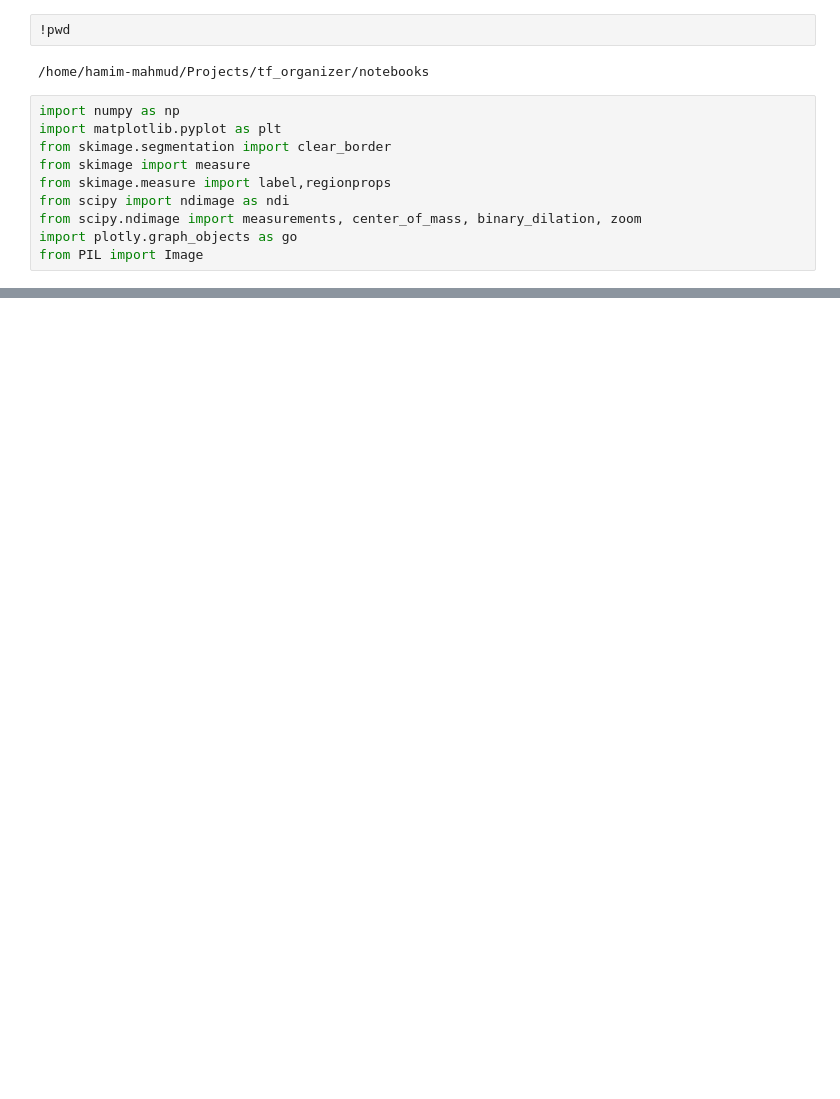
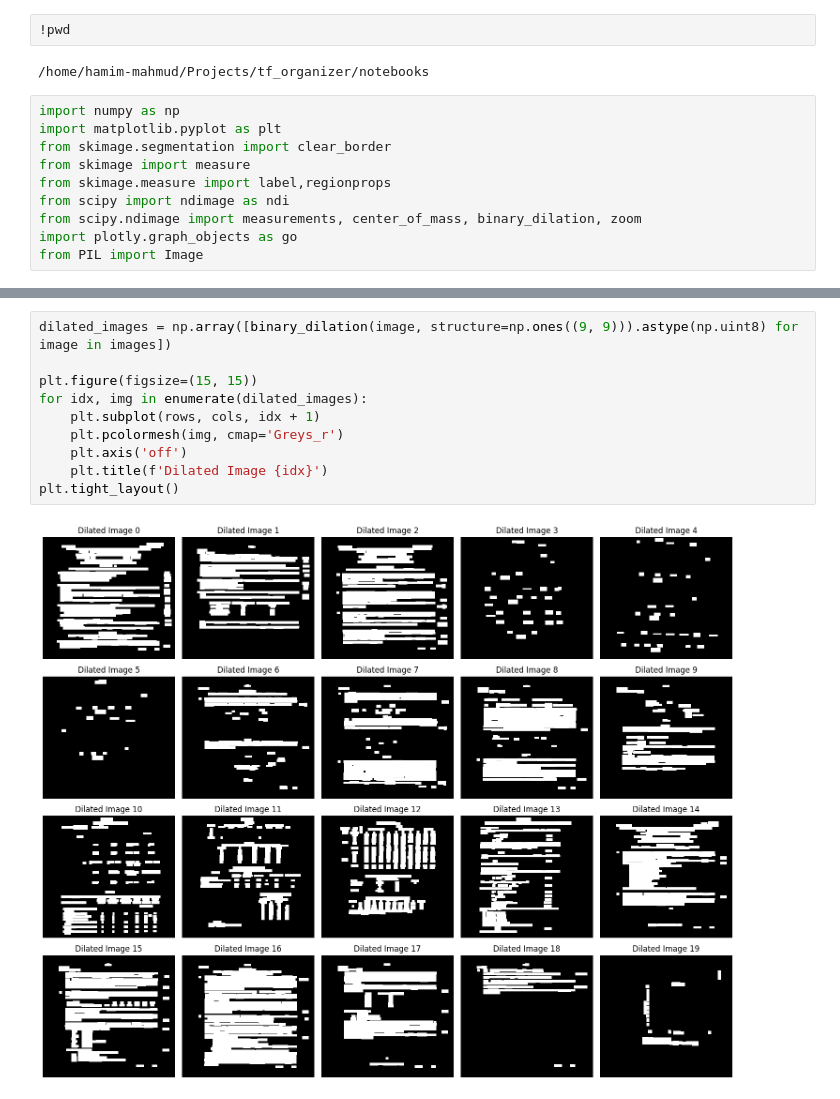
Before and after one commit to hamimmahmud0/tf_organizer, a Jupyter notebook: notebooks/Segmentation.ipynb, the cells around one changed output, grey strips where cells are left out. Saved outputs shown, nothing was run; the diff lists cells and outputs as text; blank space fills up the shorter version.

```diff
--- a/notebooks/Segmentation.ipynb
+++ b/notebooks/Segmentation.ipynb
@@ -28,0 +45,12 @@ plt.pcolormesh(images[0], cmap='Greys_r')
+# %%
+dilated_images = np.array([binary_dilation(image, structure=np.ones((9, 9))).astype(np.uint8) for image in images])
+
+plt.figure(figsize=(15, 15))
+for idx, img in enumerate(dilated_images):
+    plt.subplot(rows, cols, idx + 1)
+    plt.pcolormesh(img, cmap='Greys_r')
+    plt.axis('off')
+    plt.title(f'Dilated Image {idx}')
+plt.tight_layout()
+# %% [output]
+[figure, added]
```
Also changed, not shown: parts of 12 cells of this notebook, 3 other files.
